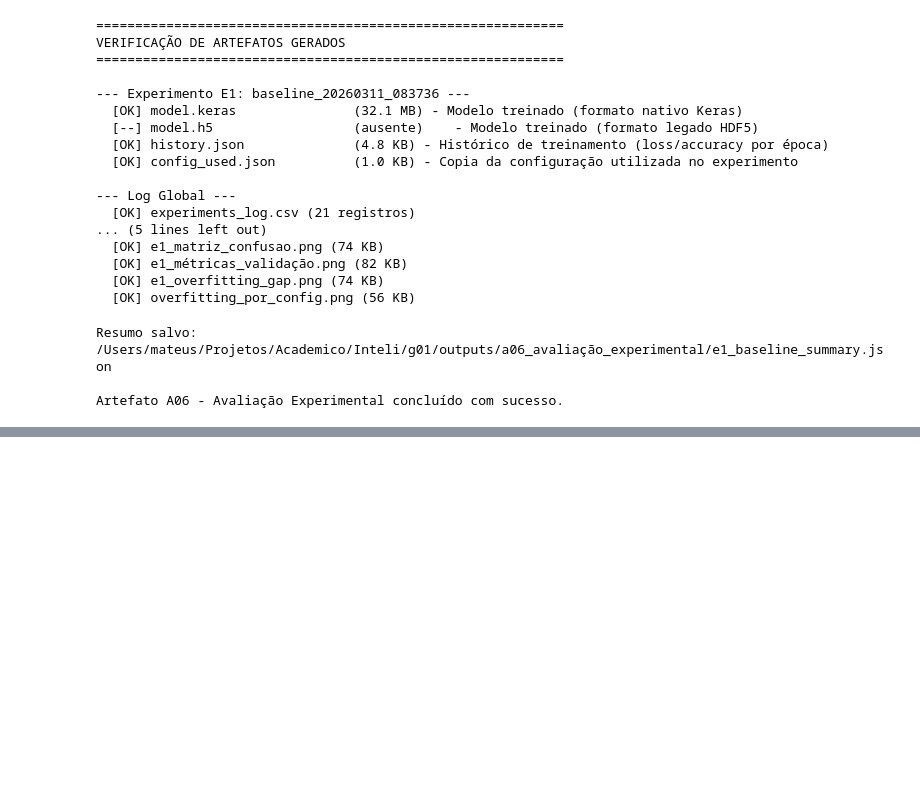
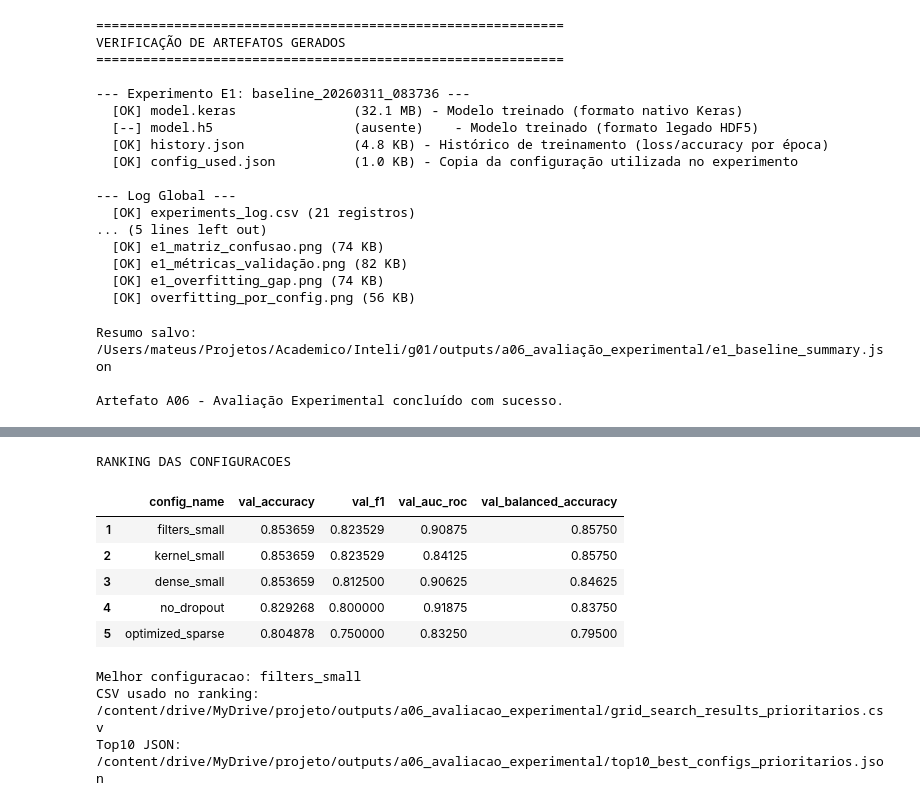
Before and after one commit to pedroauler12/SpectraAI, a Jupyter notebook: artefatos/a06_avaliacao_experimental/a06_avaliacao_experimental.ipynb, the cells around one changed output, grey strips where cells are left out. Saved outputs shown, nothing was run; the diff lists cells and outputs as text; code cells hidden in the pictures; blank space fills up the shorter version.

Commit message:
feat: consolida notebook, csv e configs do experimento (closes: #140 )

```diff
--- a/artefatos/a06_avaliacao_experimental/a06_avaliacao_experimental.ipynb
+++ b/artefatos/a06_avaliacao_experimental/a06_avaliacao_experimental.ipynb
@@ -1124,0 +1169,15 @@ Artefato A06 - Avaliação Experimental concluído com sucesso.
+# %%
+from google.colab import drive
+from pathlib import Path
+import sys
+
+drive.mount('/content/drive')
+
+# MANTER estrutura atual do projeto no Drive
+PROJECT_ROOT = Path('/content/drive/MyDrive/projeto')
+
+if not (PROJECT_ROOT / 'src').exists():
+    raise RuntimeError(f"Nao encontrei 'src' em {PROJECT_ROOT}. Ajuste PROJECT_ROOT.")
+
+sys.path.insert(0, str(PROJECT_ROOT))
+print(f'PROJECT_ROOT: {PROJECT_ROOT}')
@@ -1124,0 +1555,38 @@ Artefato A06 - Avaliação Experimental concluído com sucesso.
+# %%
+df_results = pd.read_csv(OUTPUT_DIR / 'grid_search_results_prioritarios.csv')
+
+ranking = df_results.sort_values(
+    by=['val_accuracy', 'val_f1', 'val_auc_roc'],
+    ascending=False,
+).reset_index(drop=True)
+
+ranking_exibicao = ranking[[
+    'config_name',
+    'val_accuracy',
+    'val_f1',
+    'val_auc_roc',
+    'val_balanced_accuracy',
+]].copy()
+ranking_exibicao.index = ranking_exibicao.index + 1
+
+print('RANKING DAS CONFIGURACOES')
+display(ranking_exibicao)
+
+melhor_config = ranking.iloc[0].to_dict()
+with open(OUTPUT_DIR / 'top10_best_configs_prioritarios.json', 'w') as f:
+    json.dump(ranking.head(min(10, len(ranking))).to_dict('records'), f, indent=2)
+
+print(f"Melhor configuracao: {melhor_config['config_name']}")
+print(f"CSV usado no ranking: {OUTPUT_DIR / 'grid_search_results_prioritarios.csv'}")
+print(f"Top10 JSON: {OUTPUT_DIR / 'top10_best_configs_prioritarios.json'}")
+# %% [output]
+RANKING DAS CONFIGURACOES
+|  | config_name | val_accuracy | val_f1 | val_auc_roc | val_balanced_accuracy |
+| 1 | filters_small | 0.853659 | 0.823529 | 0.90875 | 0.85750 |
+| 2 | kernel_small | 0.853659 | 0.823529 | 0.84125 | 0.85750 |
+| 3 | dense_small | 0.853659 | 0.812500 | 0.90625 | 0.84625 |
+| 4 | no_dropout | 0.829268 | 0.800000 | 0.91875 | 0.83750 |
+| 5 | optimized_sparse | 0.804878 | 0.750000 | 0.83250 | 0.79500 |
+Melhor configuracao: filters_small
+CSV usado no ranking: /content/drive/MyDrive/projeto/outputs/a06_avaliacao_experimental/grid_search_results_prioritarios.csv
+Top10 JSON: /content/drive/MyDrive/projeto/outputs/a06_avaliacao_experimental/top10_best_configs_prioritarios.json
```
Also changed, not shown: parts of 18 cells of this notebook, 44 other files.
